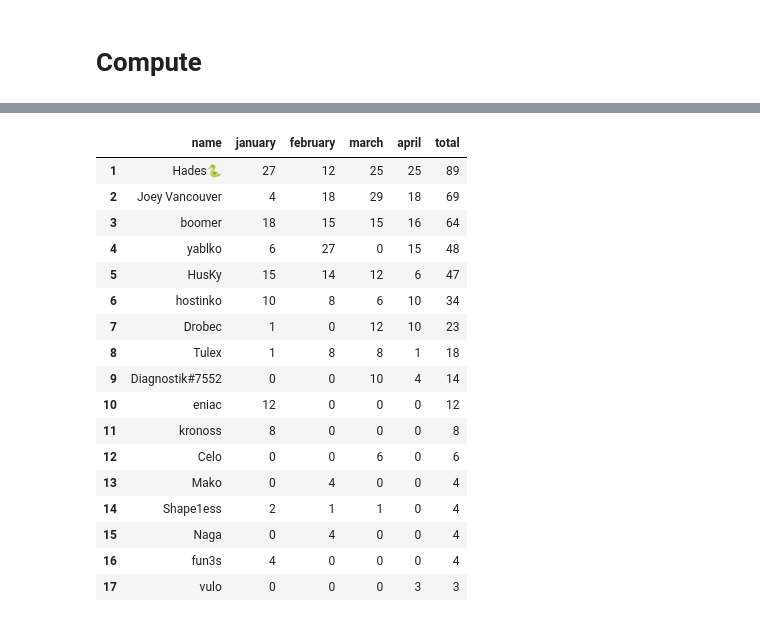
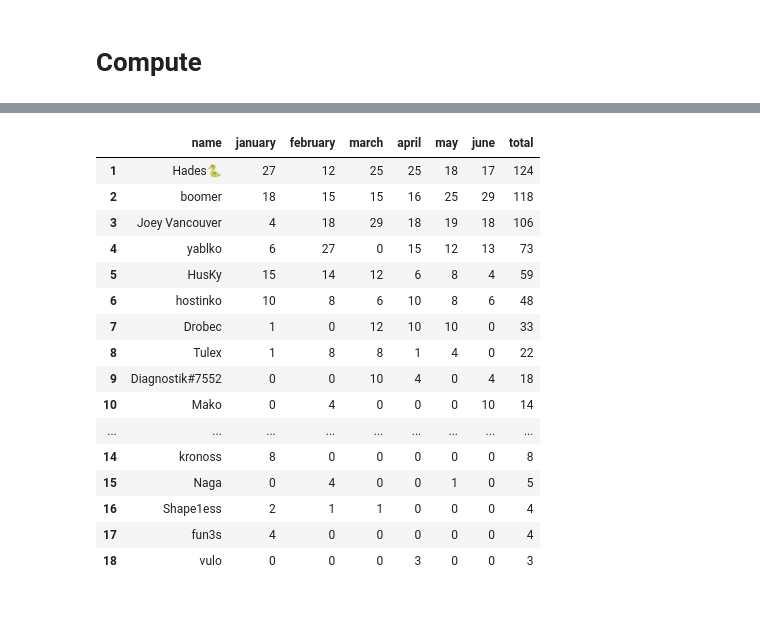
Before and after one commit to pavlikp/Arcade-Watch-Discord-Guess-the-Game-Awards, a Jupyter notebook: QuickGTG.ipynb, the cells around one changed output, grey strips where cells are left out. Drawn from its saved outputs; the diff is of its cells as text; code cells hidden in the pictures.

```diff
--- a/QuickGTG.ipynb
+++ b/QuickGTG.ipynb
@@ -56,13 +56,13 @@ new_games_df = new_games_df.set_index('day')
 # Compute
 # %%
 # import results
-f01 = open("gtg-april26.txt", "r", encoding="utf8").read()
+f01 = open("gtg-jun26.txt", "r", encoding="utf8").read()
 
 fulltext = '\n'.join([f01])
 
 # specify beggining and end
-from_day = 1418
-to_day = 1447
+from_day = 1479
+to_day = 1508
 
 fulltext = fulltext.replace("\n\n —", " —") # fix for new Discord badges
 
@@ -94,6 +94,8 @@ df = df[(df.day >= from_day) & (df.day <= to_day)]
 
 # TODO: assert there are no duplicates
 
+df = df.drop_duplicates(subset=['name', 'day'])
+
 difficulty_index = df.groupby(['day']).agg({'score':'sum'}).sort_values(by='score')
 difficulty_index = difficulty_index.rename(columns={"score": "day_difficulty"})
 difficulty_index_copy = difficulty_index.copy()
@@ -304,36 +310,35 @@ rankings_year
 # %%
 rankings_year = rankings_year.merge(df_rankings[df_rankings["final points"] > 0][['name', 'final points']], on='name', how='outer')
 rankings_year = rankings_year.fillna(value = 0)
-rankings_year = rankings_year.rename(columns={"final points": "april"})
+rankings_year = rankings_year.rename(columns={"final points": "june"})
 rankings_year = rankings_year[[c for c in rankings_year if c not in ['total']] + ['total']]
 
 cols = rankings_year.columns[1:-1]
 rankings_year[cols] = rankings_year[cols].astype(int)
 
 rankings_year['total'] = rankings_year.iloc[:, 1:-1].sum(axis=1)
 rankings_year = rankings_year.sort_values(by='total', ascending=False).reset_index()
 rankings_year = rankings_year.drop(columns='index')
 rankings_year.index += 1
 rankings_year
 # %% [output]
-|  | name | january | february | march | april | total |
-| 1 | Hades🐍 | 27 | 12 | 25 | 25 | 89 |
-| 2 | Joey Vancouver | 4 | 18 | 29 | 18 | 69 |
-| 3 | boomer | 18 | 15 | 15 | 16 | 64 |
-| 4 | yablko | 6 | 27 | 0 | 15 | 48 |
-| 5 | HusKy | 15 | 14 | 12 | 6 | 47 |
-| 6 | hostinko | 10 | 8 | 6 | 10 | 34 |
-| 7 | Drobec | 1 | 0 | 12 | 10 | 23 |
-| 8 | Tulex | 1 | 8 | 8 | 1 | 18 |
-| 9 | Diagnostik#7552 | 0 | 0 | 10 | 4 | 14 |
-| 10 | eniac | 12 | 0 | 0 | 0 | 12 |
-| 11 | kronoss | 8 | 0 | 0 | 0 | 8 |
-| 12 | Celo | 0 | 0 | 6 | 0 | 6 |
-| 13 | Mako | 0 | 4 | 0 | 0 | 4 |
-| 14 | Shape1ess | 2 | 1 | 1 | 0 | 4 |
-| 15 | Naga | 0 | 4 | 0 | 0 | 4 |
-| 16 | fun3s | 4 | 0 | 0 | 0 | 4 |
-| 17 | vulo | 0 | 0 | 0 | 3 | 3 |
+|  | name | january | february | march | april | may | june | total |
+| 1 | Hades🐍 | 27 | 12 | 25 | 25 | 18 | 17 | 124 |
+| 2 | boomer | 18 | 15 | 15 | 16 | 25 | 29 | 118 |
+| 3 | Joey Vancouver | 4 | 18 | 29 | 18 | 19 | 18 | 106 |
+| 4 | yablko | 6 | 27 | 0 | 15 | 12 | 13 | 73 |
+| 5 | HusKy | 15 | 14 | 12 | 6 | 8 | 4 | 59 |
+| 6 | hostinko | 10 | 8 | 6 | 10 | 8 | 6 | 48 |
+| 7 | Drobec | 1 | 0 | 12 | 10 | 10 | 0 | 33 |
+| 8 | Tulex | 1 | 8 | 8 | 1 | 4 | 0 | 22 |
+| 9 | Diagnostik#7552 | 0 | 0 | 10 | 4 | 0 | 4 | 18 |
+| 10 | Mako | 0 | 4 | 0 | 0 | 0 | 10 | 14 |
+| ... | ... | ... | ... | ... | ... | ... | ... | ... |
+| 14 | kronoss | 8 | 0 | 0 | 0 | 0 | 0 | 8 |
+| 15 | Naga | 0 | 4 | 0 | 0 | 1 | 0 | 5 |
+| 16 | Shape1ess | 2 | 1 | 1 | 0 | 0 | 0 | 4 |
+| 17 | fun3s | 4 | 0 | 0 | 0 | 0 | 0 | 4 |
+| 18 | vulo | 0 | 0 | 0 | 3 | 0 | 0 | 3 |
 # %%
 rankings_year.to_csv("points2026.csv")
 # %%
```
Also changed, not shown: parts of 11 cells of this notebook, 6 other files.
